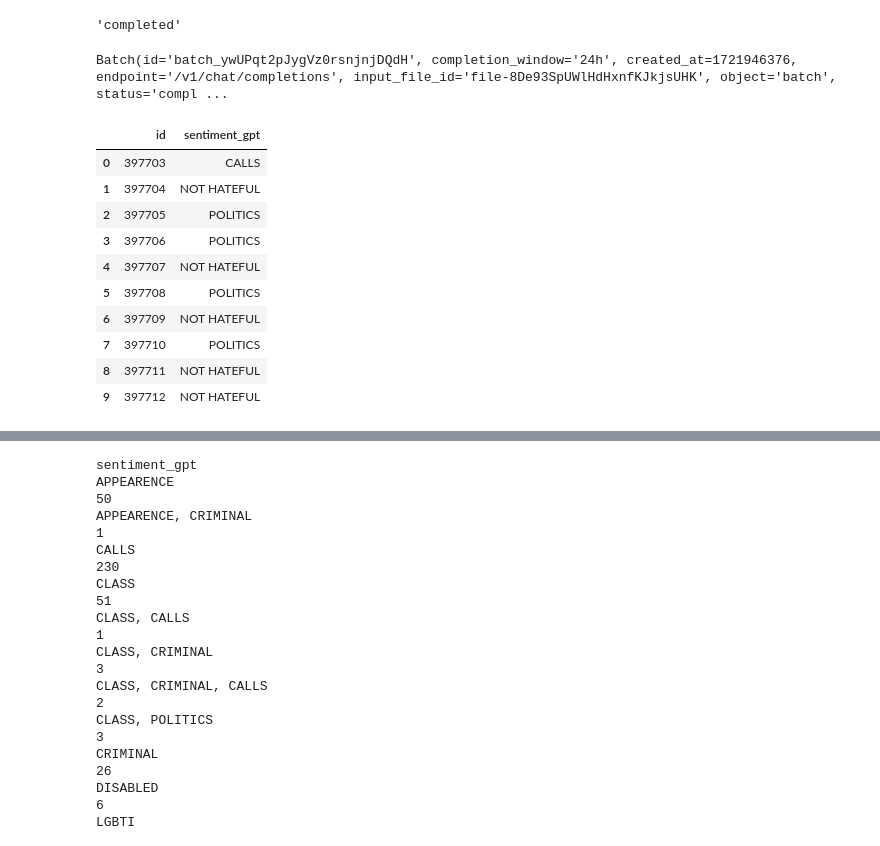
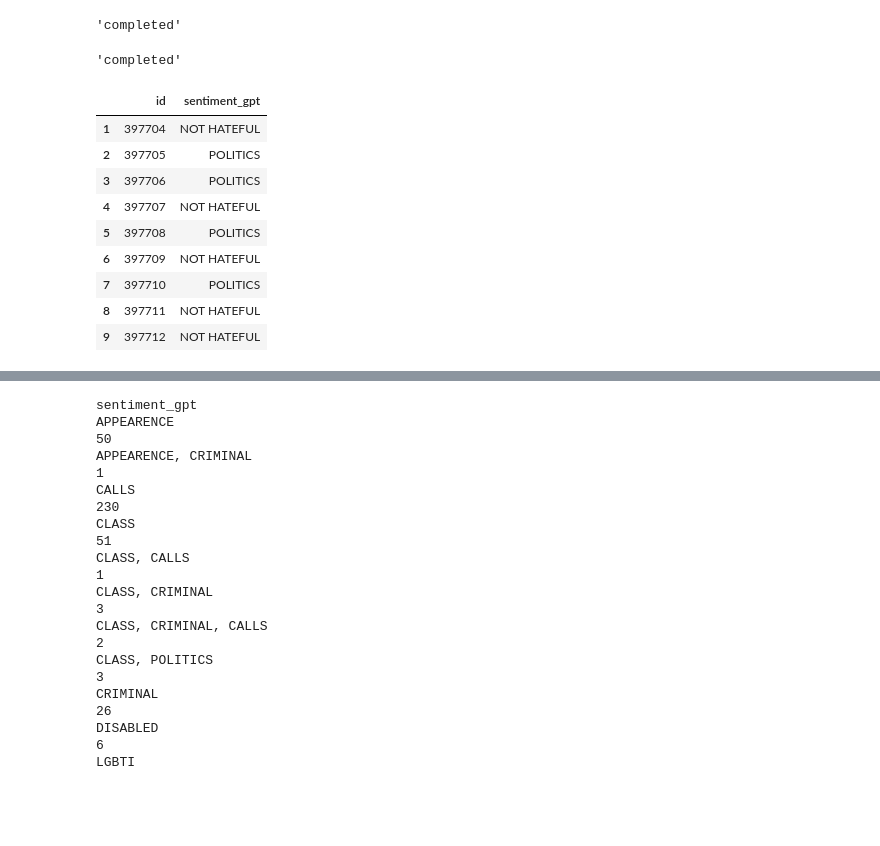
Before and after one commit to natdebandi/hate_speech_ar, a Jupyter notebook: 2_GPT_evaluate_batch_multi.ipynb, the cells around one changed output, grey strips where cells are left out. Saved outputs shown, nothing was run; the diff lists cells and outputs as text; code cells hidden in the pictures; blank space fills up the shorter version.

```diff
--- a/2_GPT_evaluate_batch_multi.ipynb
+++ b/2_GPT_evaluate_batch_multi.ipynb
@@ -68,28 +73,27 @@ BATCH ID Prueba 1: batch_LaRSkpsSUpAhVC75hvtGp3fz
 # %%
-batch_job = client.batches.retrieve('batch_ywUPqt2pJygVz0rsnjnjDQdH')
-status = batch_job.status
-status
+batch_job1 = client.batches.retrieve('batch_ywUPqt2pJygVz0rsnjnjDQdH')
+batch_job1.status
 # %% [output]
 'completed'
-# %%
-batch_job
-# %% [output]
-Batch(id='batch_ywUPqt2pJygVz0rsnjnjDQdH', completion_window='24h', created_at=1721946376, endpoint='/v1/chat/completions', input_file_id='file-8De93SpUWlHdHxnfKJkjsUHK', object='batch', status='compl ...
+# %%
+batch_job2 = client.batches.retrieve('batch_whoRan66MYdbw5OhNxJqFHhu')
+batch_job2.status
+# %% [output]
+'completed'
 # %%
-if status == "completed":
+##batch job 1
 
-	output_file_id = batch_job.output_file_id
-	# We should check that there are succesfull results
+output_file_id = batch_job1.output_file_id
+# We should check that there are succesfull results
 	# It could be the case that all responses are errors.
-	if output_file_id:
-		outputs = client.files.content(output_file_id).content
-		result_file_name = "outputs.jsonl"
+if output_file_id:
+	outputs = client.files.content(output_file_id).content
+	result_file_name = "outputs1.jsonl"
 
-		with open(result_file_name, 'wb') as file:
-		    file.write(outputs)
+	with open(result_file_name, 'wb') as file:
+	    file.write(outputs)
 # %%
 import pandas as pd
-
 
 data_results = []
 with open(result_file_name, 'r') as file:
@@ -101,18 +105,17 @@ with open(result_file_name, 'r') as file:
       gpt_response = output["response"]["body"]["choices"][0]["message"]["content"]
       #print(gpt_response)
 
-df_results = pd.DataFrame(data_results)
+df_results1 = pd.DataFrame(data_results)
-# %%
-df_results[0:10]
-# %% [output]
-|  | id | sentiment_gpt |
-| 0 | 397703 | CALLS |
-| 1 | 397704 | NOT HATEFUL |
-| 2 | 397705 | POLITICS |
-| 3 | 397706 | POLITICS |
-| 4 | 397707 | NOT HATEFUL |
-| 5 | 397708 | POLITICS |
-| 6 | 397709 | NOT HATEFUL |
-| 7 | 397710 | POLITICS |
-| 8 | 397711 | NOT HATEFUL |
-| 9 | 397712 | NOT HATEFUL |
+# %%
+df_results1[1:10]
+# %% [output]
+|  | id | sentiment_gpt |
+| 1 | 397704 | NOT HATEFUL |
+| 2 | 397705 | POLITICS |
+| 3 | 397706 | POLITICS |
+| 4 | 397707 | NOT HATEFUL |
+| 5 | 397708 | POLITICS |
+| 6 | 397709 | NOT HATEFUL |
+| 7 | 397710 | POLITICS |
+| 8 | 397711 | NOT HATEFUL |
+| 9 | 397712 | NOT HATEFUL |
```
Also changed, not shown: parts of 7 cells of this notebook.
